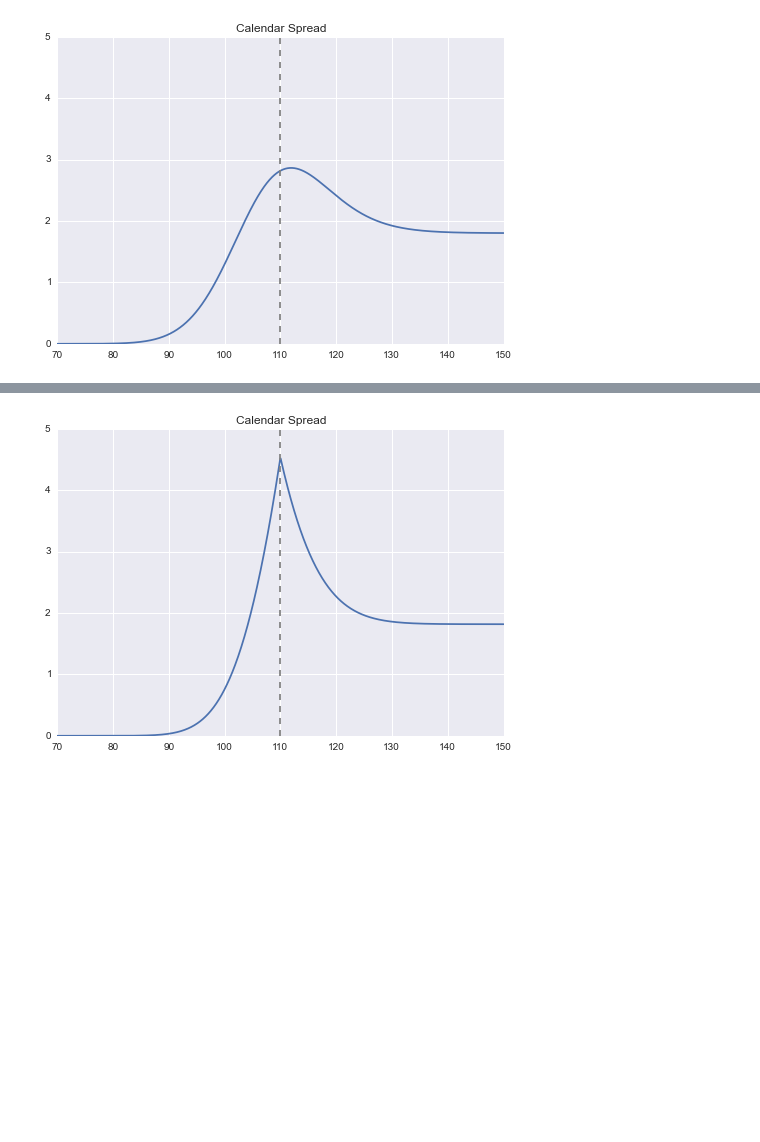
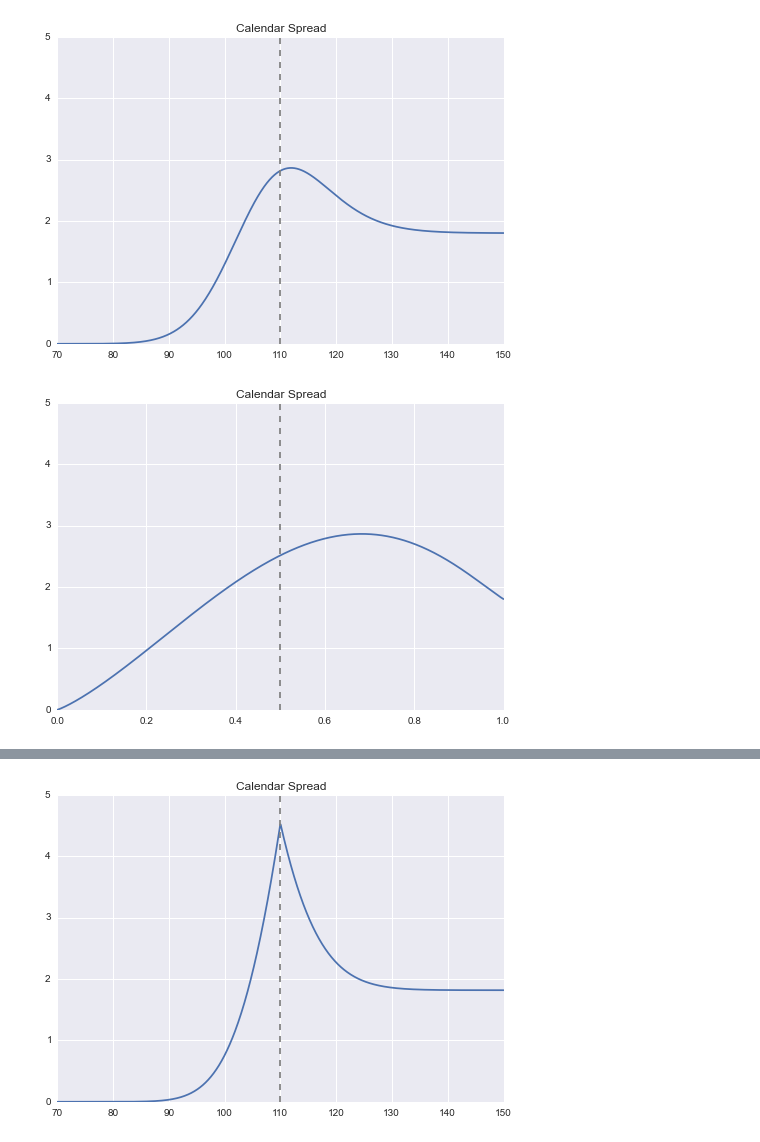
Before and after one commit to wilsonfreitas/wilsonfreitas.github.io, a Jupyter notebook: content/calendar-spread.ipynb, the cells around one changed output, grey strips where cells are left out. Saved outputs shown, nothing was run; the diff lists cells and outputs as text; code cells hidden in the pictures; blank space fills up the shorter version.

```diff
--- a/content/calendar-spread.ipynb
+++ b/content/calendar-spread.ipynb
@@ -93,3 +98,11 @@ plt.ylim(0, 5)
 plt.title("Calendar Spread");
 # %% [output]
 [figure]
+# %%
+_delta = delta(S, 110, 3/12, 0.1, 0.2, 0)
+plt.plot(_delta, call(S, 110, 3/12, 0.1, 0.2, 0)-call(S, 110, 1/12, 0.1, 0.2, 0))
+plt.axvline(0.5, linestyle="dashed", color="grey")
+plt.ylim(0, 5)
+plt.title("Calendar Spread");
+# %% [output]
+[figure, added]
```
Also changed, not shown: parts of 5 cells of this notebook, 3 other files.
